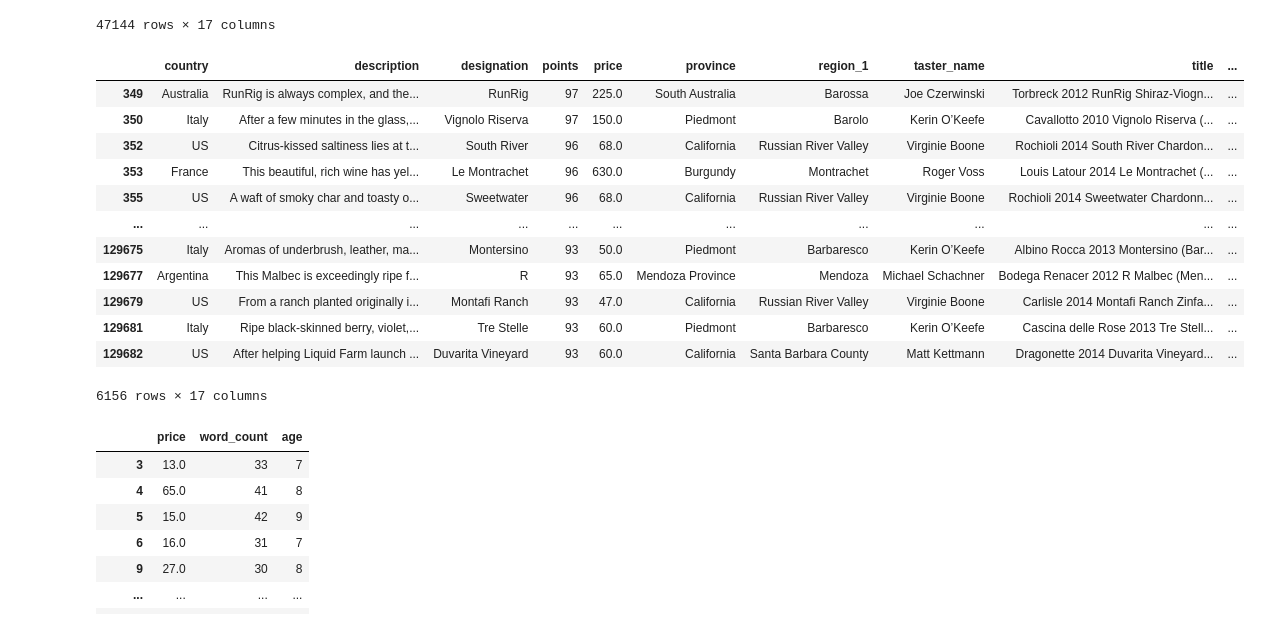
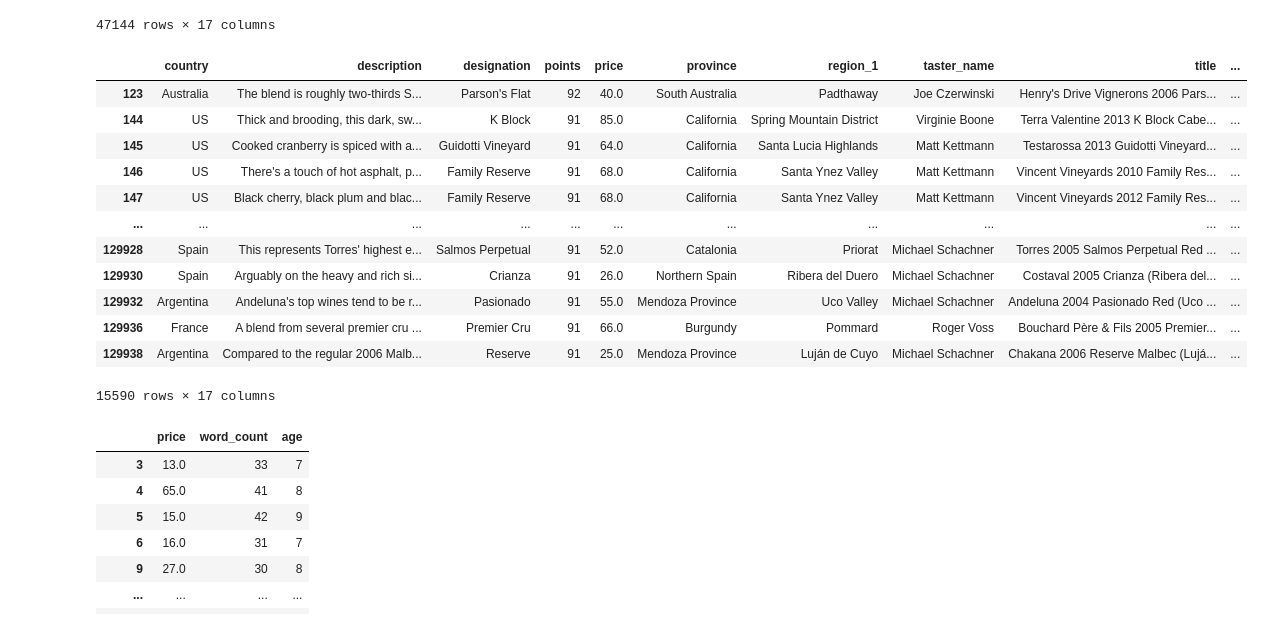
Before and after one commit to rahilanath/Final_Project, a Jupyter notebook: tree_analysis.ipynb, the cells around one changed output. Drawn from its saved outputs; the diff is of its cells as text; code cells hidden in the pictures.

Commit message:
cleaning up a little

```diff
--- a/tree_analysis.ipynb
+++ b/tree_analysis.ipynb
@@ -155,5 +155,5 @@ Name: 0.9, dtype: float64
 # %%
-clean_wines['great_meh'] = clean_wines['points'].apply(lambda x: 'great' if x >= 93 else 'meh')
+clean_wines['good_meh'] = clean_wines['points'].apply(lambda x: 'good' if x >= 91 else 'meh')
 clean_wines
 # %% [output]
 |  | country | description | designation | points | price | province | region_1 | taster_name | title | ... |
@@ -170,22 +170,22 @@ clean_wines
 | 129970 | France | Big, rich and off-dry, this is po... | Lieu-dit Harth Cuvée Caroline | 90 | 21.0 | Alsace | Alsace | Roger Voss | Domaine Schoffit 2012 Lieu-dit Ha... | ... |
 47144 rows × 17 columns
 # %%
-great_wines = clean_wines[clean_wines['great_meh'] == 'great']
+great_wines = clean_wines[clean_wines['good_meh'] == 'good']
 great_wines
 # %% [output]
 |  | country | description | designation | points | price | province | region_1 | taster_name | title | ... |
-| 349 | Australia | RunRig is always complex, and the... | RunRig | 97 | 225.0 | South Australia | Barossa | Joe Czerwinski | Torbreck 2012 RunRig Shiraz-Viogn... | ... |
-| 350 | Italy | After a few minutes in the glass,... | Vignolo Riserva | 97 | 150.0 | Piedmont | Barolo | Kerin O’Keefe | Cavallotto 2010 Vignolo Riserva (... | ... |
-| 352 | US | Citrus-kissed saltiness lies at t... | South River | 96 | 68.0 | California | Russian River Valley | Virginie Boone | Rochioli 2014 South River Chardon... | ... |
-| 353 | France | This beautiful, rich wine has yel... | Le Montrachet | 96 | 630.0 | Burgundy | Montrachet | Roger Voss | Louis Latour 2014 Le Montrachet (... | ... |
-| 355 | US | A waft of smoky char and toasty o... | Sweetwater | 96 | 68.0 | California | Russian River Valley | Virginie Boone | Rochioli 2014 Sweetwater Chardonn... | ... |
+| 123 | Australia | The blend is roughly two-thirds S... | Parson's Flat | 92 | 40.0 | South Australia | Padthaway | Joe Czerwinski | Henry's Drive Vignerons 2006 Pars... | ... |
+| 144 | US | Thick and brooding, this dark, sw... | K Block | 91 | 85.0 | California | Spring Mountain District | Virginie Boone | Terra Valentine 2013 K Block Cabe... | ... |
+| 145 | US | Cooked cranberry is spiced with a... | Guidotti Vineyard | 91 | 64.0 | California | Santa Lucia Highlands | Matt Kettmann | Testarossa 2013 Guidotti Vineyard... | ... |
+| 146 | US | There's a touch of hot asphalt, p... | Family Reserve | 91 | 68.0 | California | Santa Ynez Valley | Matt Kettmann | Vincent Vineyards 2010 Family Res... | ... |
+| 147 | US | Black cherry, black plum and blac... | Family Reserve | 91 | 68.0 | California | Santa Ynez Valley | Matt Kettmann | Vincent Vineyards 2012 Family Res... | ... |
 | ... | ... | ... | ... | ... | ... | ... | ... | ... | ... | ... |
-| 129675 | Italy | Aromas of underbrush, leather, ma... | Montersino | 93 | 50.0 | Piedmont | Barbaresco | Kerin O’Keefe | Albino Rocca 2013 Montersino (Bar... | ... |
-| 129677 | Argentina | This Malbec is exceedingly ripe f... | R | 93 | 65.0 | Mendoza Province | Mendoza | Michael Schachner | Bodega Renacer 2012 R Malbec (Men... | ... |
-| 129679 | US | From a ranch planted originally i... | Montafi Ranch | 93 | 47.0 | California | Russian River Valley | Virginie Boone | Carlisle 2014 Montafi Ranch Zinfa... | ... |
-| 129681 | Italy | Ripe black-skinned berry, violet,... | Tre Stelle | 93 | 60.0 | Piedmont | Barbaresco | Kerin O’Keefe | Cascina delle Rose 2013 Tre Stell... | ... |
-| 129682 | US | After helping Liquid Farm launch ... | Duvarita Vineyard | 93 | 60.0 | California | Santa Barbara County | Matt Kettmann | Dragonette 2014 Duvarita Vineyard... | ... |
+| 129928 | Spain | This represents Torres' highest e... | Salmos Perpetual | 91 | 52.0 | Catalonia | Priorat | Michael Schachner | Torres 2005 Salmos Perpetual Red ... | ... |
+| 129930 | Spain | Arguably on the heavy and rich si... | Crianza | 91 | 26.0 | Northern Spain | Ribera del Duero | Michael Schachner | Costaval 2005 Crianza (Ribera del... | ... |
+| 129932 | Argentina | Andeluna's top wines tend to be r... | Pasionado | 91 | 55.0 | Mendoza Province | Uco Valley | Michael Schachner | Andeluna 2004 Pasionado Red (Uco ... | ... |
+| 129936 | France | A blend from several premier cru ... | Premier Cru | 91 | 66.0 | Burgundy | Pommard | Roger Voss | Bouchard Père & Fils 2005 Premier... | ... |
+| 129938 | Argentina | Compared to the regular 2006 Malb... | Reserve | 91 | 25.0 | Mendoza Province | Luján de Cuyo | Michael Schachner | Chakana 2006 Reserve Malbec (Lujá... | ... |
-6156 rows × 17 columns
+15590 rows × 17 columns
 # %%
 features = clean_wines[['price', 'word_count', 'age']]
 features
```
Also changed, not shown: parts of 6 cells of this notebook, 1 other file.
